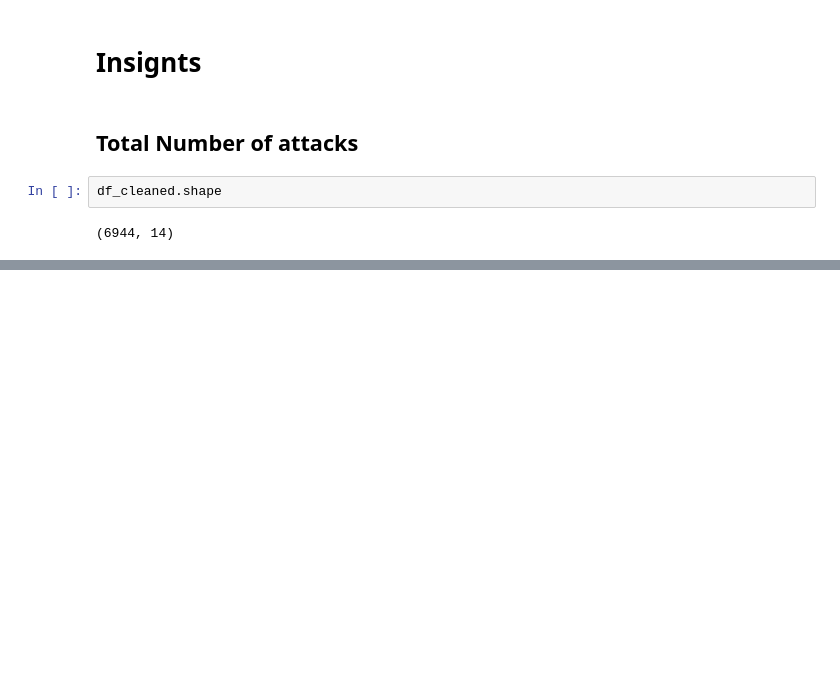
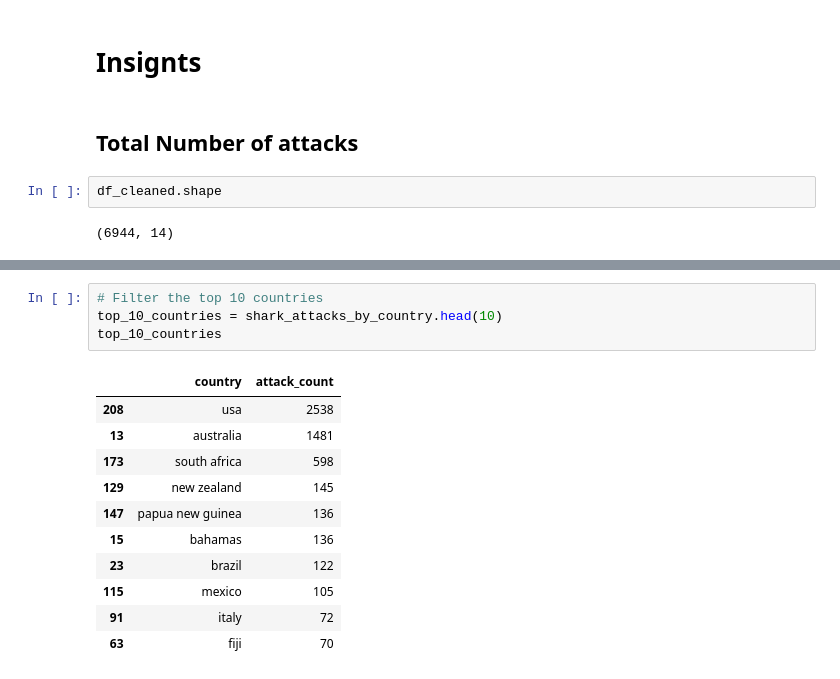
Before and after one commit to NGravereaux/sharks_attack_T3_P1, a Jupyter notebook: main.ipynb, the cells around one changed output, grey strips where cells are left out. Saved outputs shown, nothing was run; the diff lists cells and outputs as text; blank space fills up the shorter version.

```diff
--- a/main.ipynb
+++ b/main.ipynb
@@ -825,0 +813,16 @@ plt.show()
+# %%
+# Filter the top 10 countries
+top_10_countries = shark_attacks_by_country.head(10)
+top_10_countries
+# %% [output]
+|  | country | attack_count |
+| 208 | usa | 2538 |
+| 13 | australia | 1481 |
+| 173 | south africa | 598 |
+| 129 | new zealand | 145 |
+| 147 | papua new guinea | 136 |
+| 15 | bahamas | 136 |
+| 23 | brazil | 122 |
+| 115 | mexico | 105 |
+| 91 | italy | 72 |
+| 63 | fiji | 70 |
```
Also changed, not shown: parts of 9 cells of this notebook.
